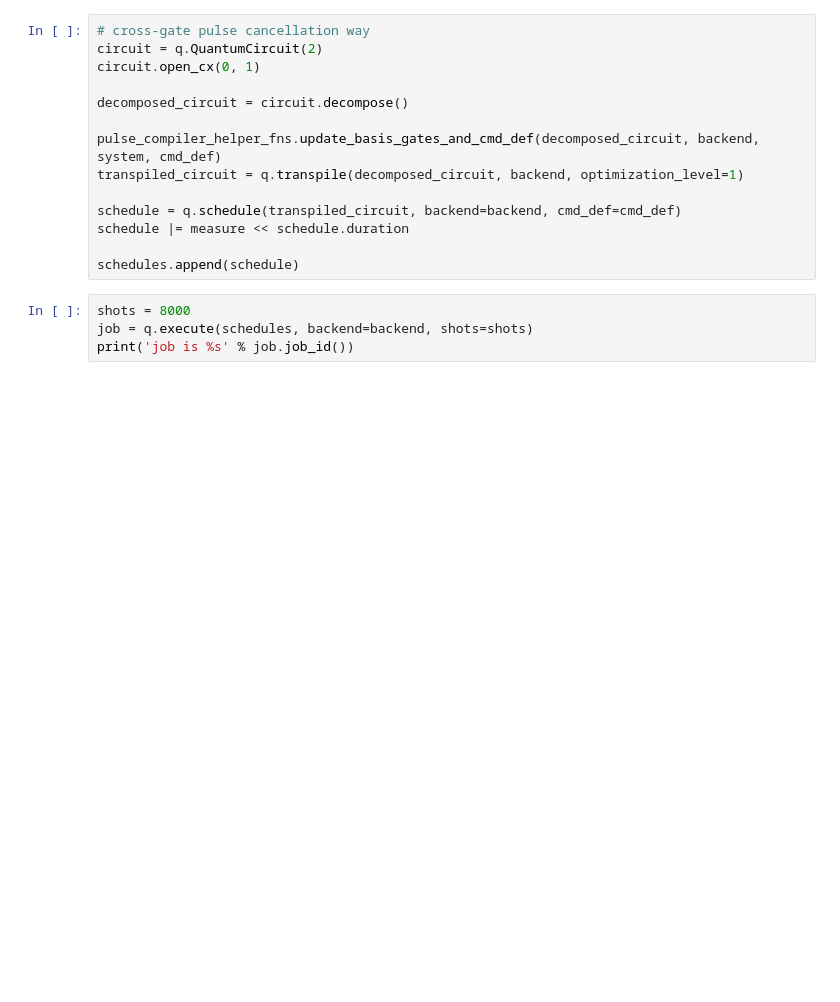
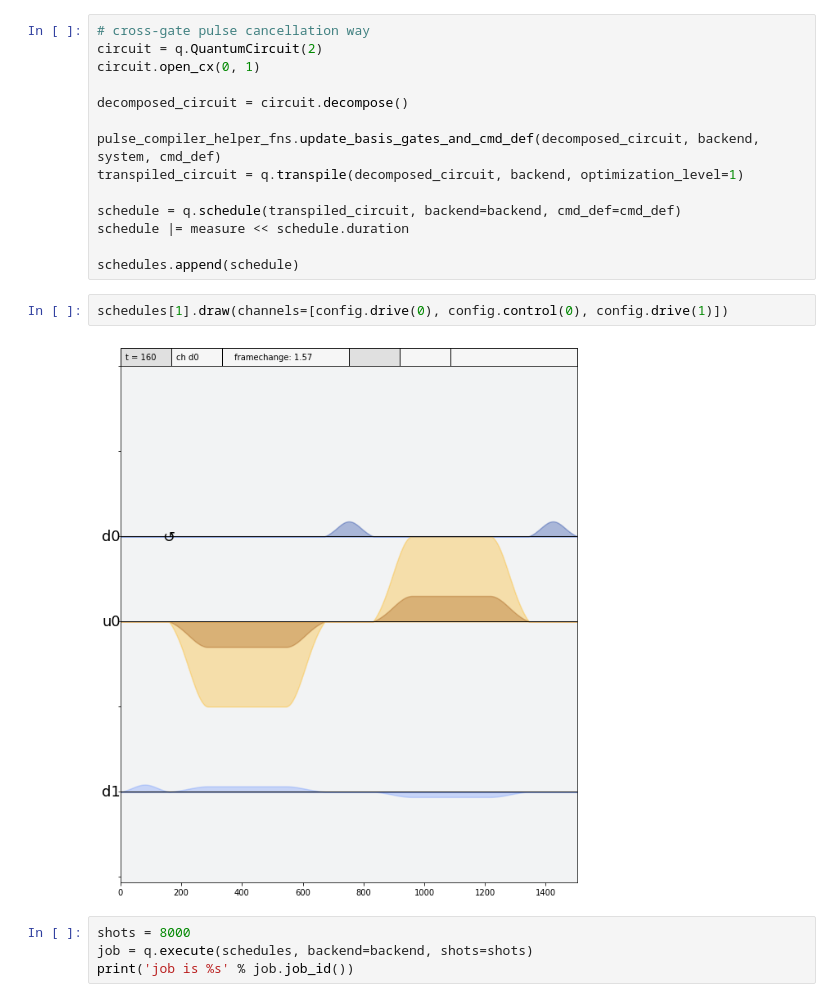
Before and after one commit to singular-value/optimizations_via_openpulse, a Jupyter notebook: Open_CNOT_EXPERIMENT.ipynb, the cells around one changed output. Cells and saved outputs as stored; diff of their text form; blank space fills up the shorter version.

```diff
--- a/Open_CNOT_EXPERIMENT.ipynb
+++ b/Open_CNOT_EXPERIMENT.ipynb
@@ -52,6 +57,10 @@ schedule = q.schedule(transpiled_circuit, backend=backend, cmd_def=cmd_def)
 schedule |= measure << schedule.duration
 
 schedules.append(schedule)
+# %%
+schedules[1].draw(channels=[config.drive(0), config.control(0), config.drive(1)])
+# %% [output]
+[figure, added]
 # %%
 shots = 8000
 job = q.execute(schedules, backend=backend, shots=shots)
```
Also changed, not shown: parts of 2 cells of this notebook.
